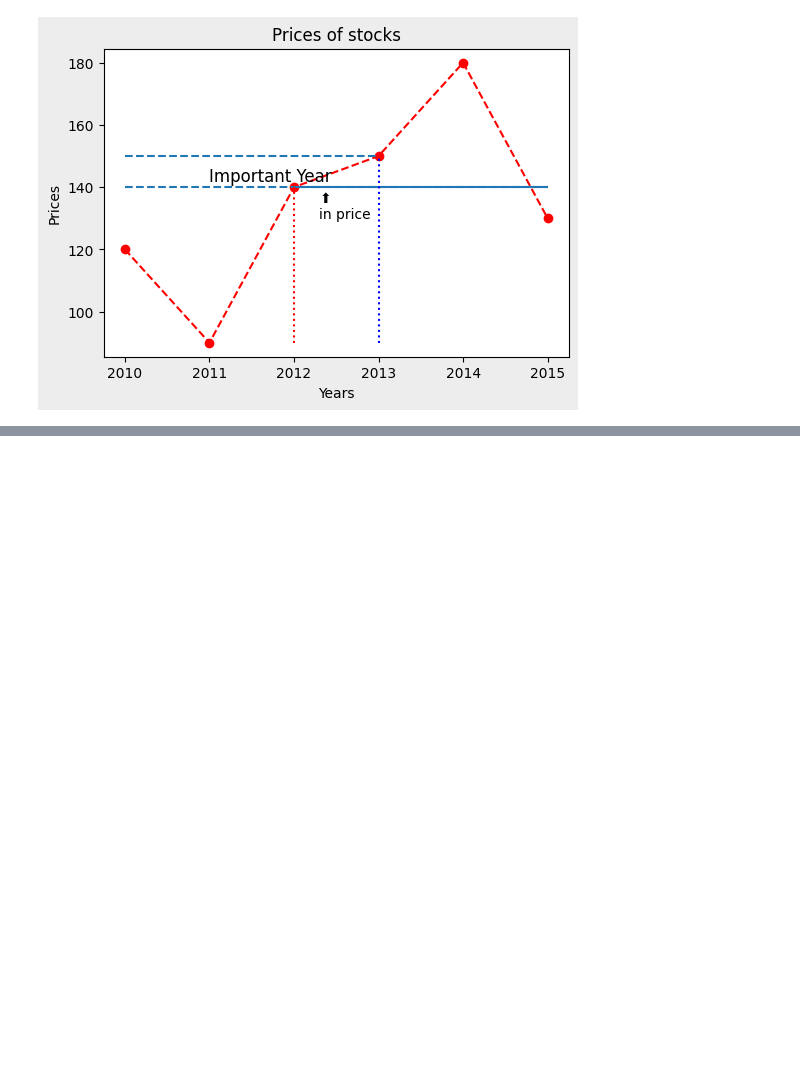
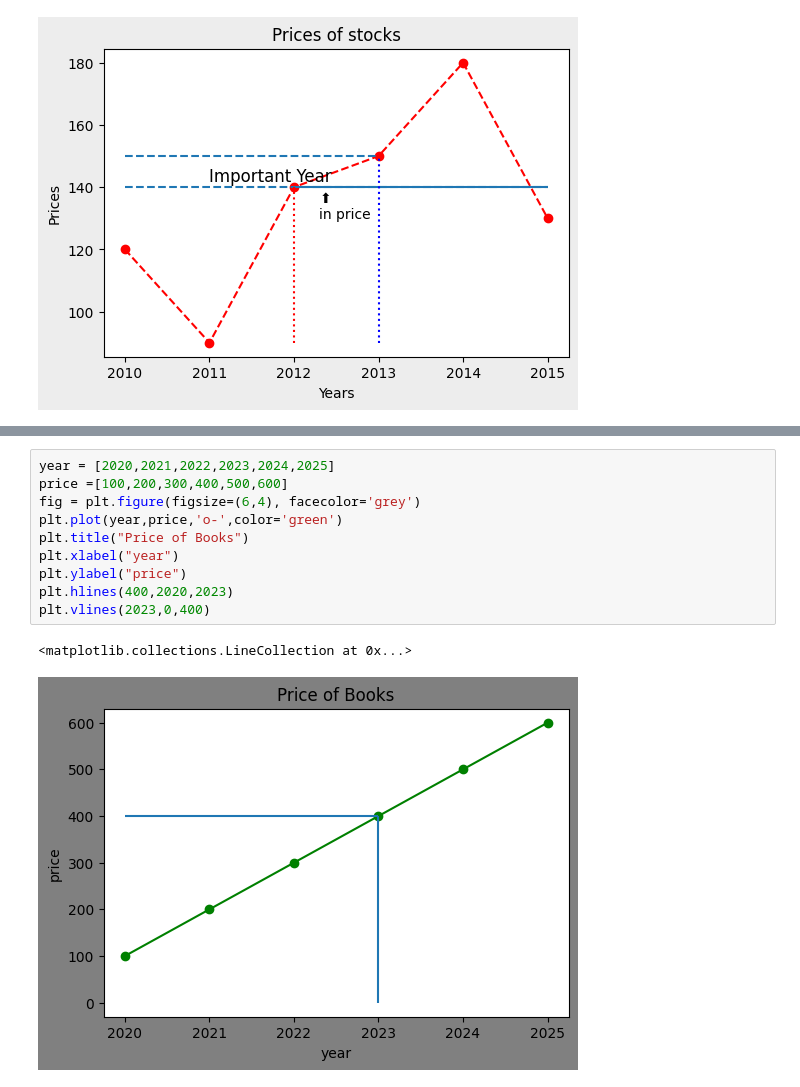
Before and after one commit to y-usuf09/Python---Data-Analytics, a Jupyter notebook: Data Analysis/visualization.ipynb, the cells around one changed output, grey strips where cells are left out. Drawn from its saved outputs; the diff is of its cells as text; blank space fills up the shorter version.

```diff
--- a/Data Analysis/visualization.ipynb
+++ b/Data Analysis/visualization.ipynb
@@ -209,0 +230,13 @@ plt.show()
+# %%
+year = [2020,2021,2022,2023,2024,2025]
+price =[100,200,300,400,500,600]
+fig = plt.figure(figsize=(6,4), facecolor='grey')
+plt.plot(year,price,'o-',color='green')
+plt.title("Price of Books")
+plt.xlabel("year")
+plt.ylabel("price")
+plt.hlines(400,2020,2023)
+plt.vlines(2023,0,400)
+# %% [output]
+<matplotlib.collections.LineCollection at 0x...>
+[figure, added]
```
Also changed, not shown: parts of 8 cells of this notebook.
